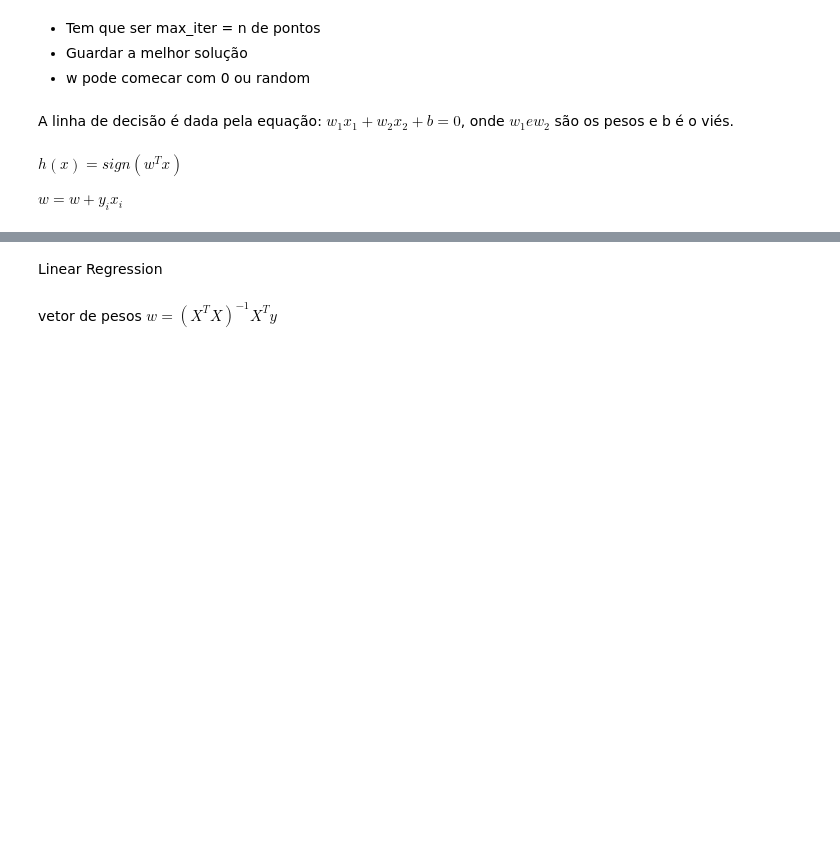
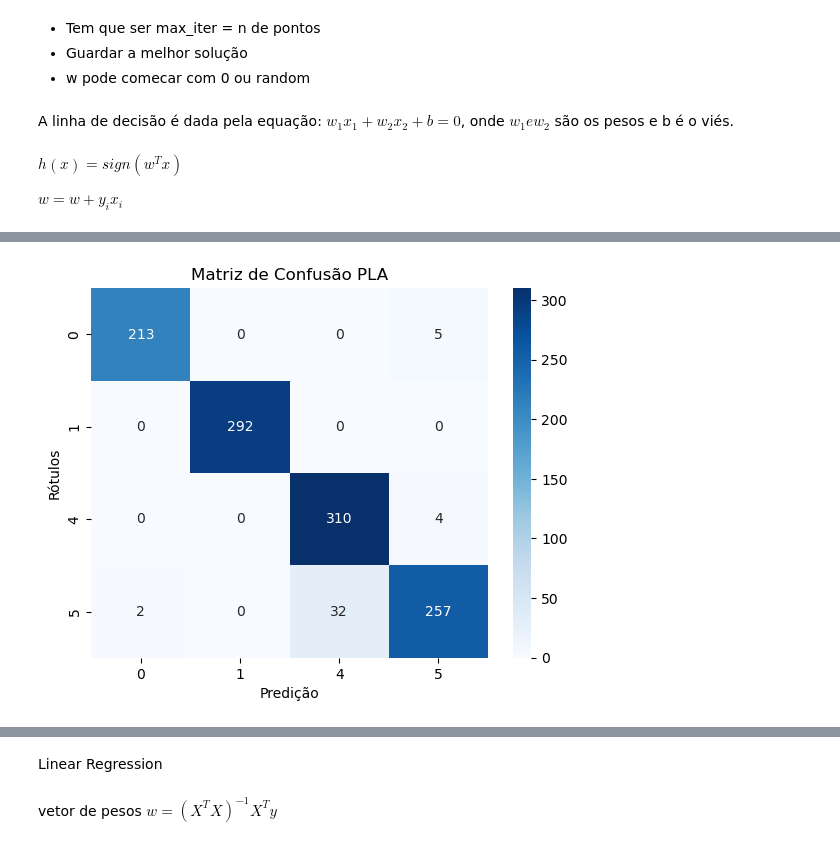
Before and after one commit to adriel1ft/reconhecimento_padroes, a Jupyter notebook: 1xtodos_adriel.ipynb, the cells around one changed output, grey strips where cells are left out. Saved outputs shown, nothing was run; the diff lists cells and outputs as text; code cells hidden in the pictures; blank space fills up the shorter version.

```diff
--- a/1xtodos_adriel.ipynb
+++ b/1xtodos_adriel.ipynb
@@ -371,0 +274,2 @@ array([0, 0, 0, ..., 5, 5, 0])
+# %%
+predictions_PLA = [f(x) for x in X_test]
@@ -371,0 +280,11 @@ array([0, 0, 0, ..., 5, 5, 0])
+# %%
+cm = confusion_matrix(y_test, predictions_PLA)
+sns.heatmap(cm, annot=True, fmt='d', cmap='Blues',
+            xticklabels=['0','1','4','5'],
+            yticklabels=['0','1','4','5'])
+plt.xlabel('Predição')
+plt.ylabel('Rótulos')
+plt.title('Matriz de Confusão PLA')
+plt.show()
+# %% [output]
+[figure, added]
```
Also changed, not shown: parts of 34 cells of this notebook.
